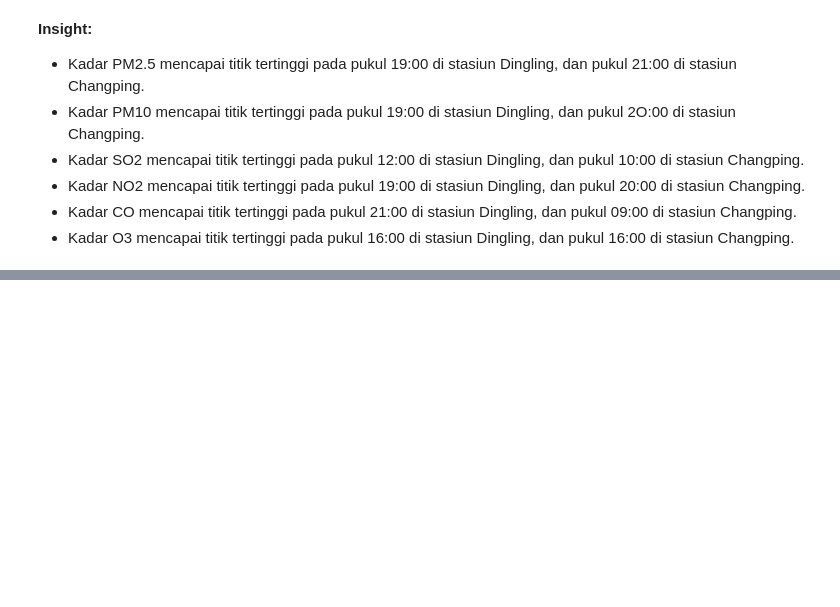
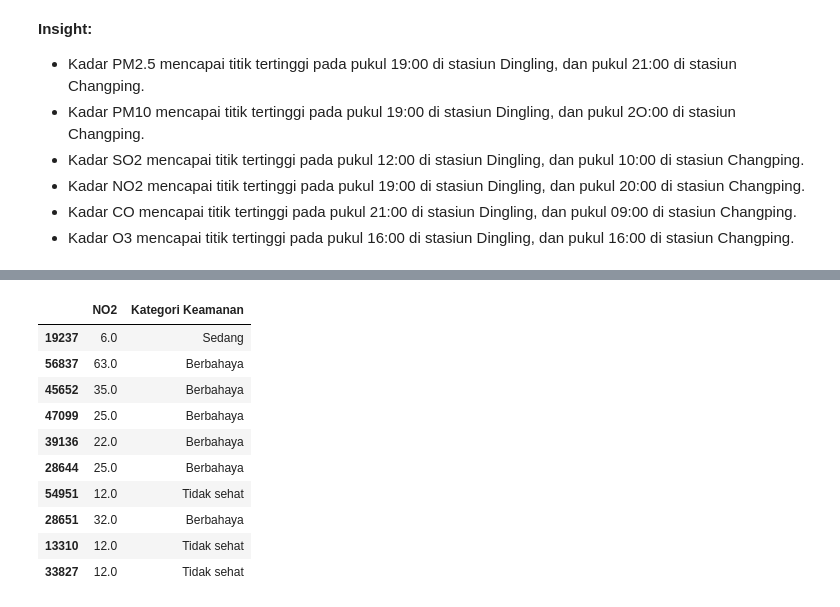
Before and after one commit to feliciasalim/Data-Analysis-Air-Quality, a Jupyter notebook: notebook.ipynb, the cells around one changed output, grey strips where cells are left out. Drawn from its saved outputs; the diff is of its cells as text; code cells hidden in the pictures; blank space fills up the shorter version.

```diff
--- a/notebook.ipynb
+++ b/notebook.ipynb
@@ -667,0 +724,18 @@ plt.show()
+# %%
+final_df['Kategori Keamanan'] = pd.cut(final_df['NO2'],
+  bins=[0, 5, 10, 20, 100, 500],
+  labels=["Baik", "Sedang", "Tidak sehat", "Berbahaya", "Sangat berbahaya"])
+
+final_df[['NO2', 'Kategori Keamanan']].sample(10)
+# %% [output]
+|  | NO2 | Kategori Keamanan |
+| 19237 | 6.0 | Sedang |
+| 56837 | 63.0 | Berbahaya |
+| 45652 | 35.0 | Berbahaya |
+| 47099 | 25.0 | Berbahaya |
+| 39136 | 22.0 | Berbahaya |
+| 28644 | 25.0 | Berbahaya |
+| 54951 | 12.0 | Tidak sehat |
+| 28651 | 32.0 | Berbahaya |
+| 13310 | 12.0 | Tidak sehat |
+| 33827 | 12.0 | Tidak sehat |
```
Also changed, not shown: parts of 9 cells of this notebook, 2 other files.
